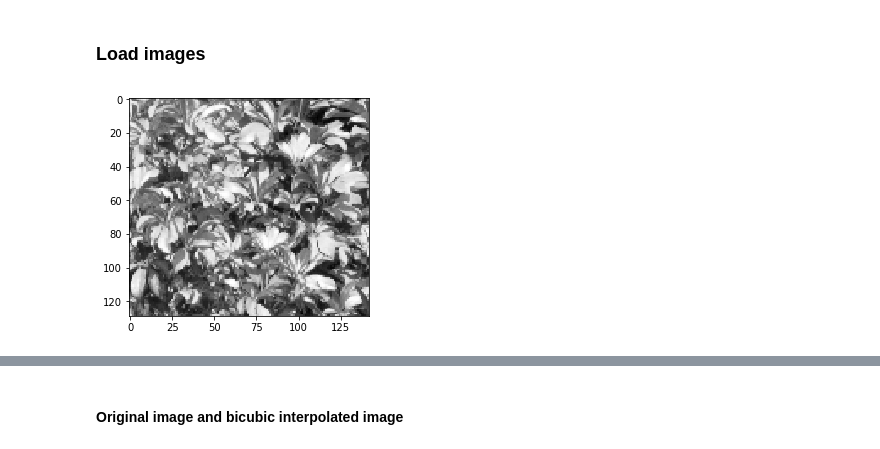
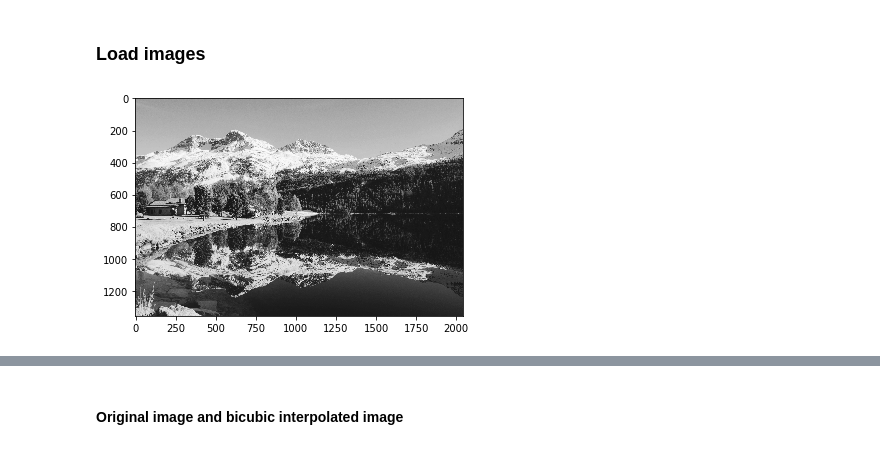
Before and after one commit to Shrecki/SuperHighResProject, a Jupyter notebook: SRCNN_notebook.ipynb, the cells around one changed output, grey strips where cells are left out. Drawn from its saved outputs; the diff is of its cells as text; code cells hidden in the pictures.

```diff
--- a/SRCNN_notebook.ipynb
+++ b/SRCNN_notebook.ipynb
@@ -23,11 +49,45 @@ ycbcr = [image.convert('YCbCr') for image in pil_img]
+# %%
+TRAIN_FILE = "datasets/DIV2K_train_HR/"
+TEST_FILE = "datasets/DIV2K_train_LR_wild/"
+VALID_HR = "datasets/DIV2K_valid_HR/"
+VALID_LR = "datasets/DIV2K_valid_LR_wild/"
+obj_files = listdir(TRAIN_FILE )
+valid_files = listdir(VALID_HR )
+# %%
+def convertToYCbCr(x):
+    return [image.convert('YCbCr') for image in x]
+# %%
+#Load images
+
+obj_img = []
+train_img = []
+valid_hr_img = []
+valid_lr_img= []
+
+for i in range(0,50): #should be replaced here with something random at some point
+    n = obj_files[i]
+    m = valid_files[i]
+    obj_img.append(Image.open(TRAIN_FILE + n))
+    train_img.append(Image.open(TEST_FILE + n[:-4]+"x4w1.png"))
+
+    valid_hr_img.append(Image.open(VALID_HR +  m))
+    valid_lr_img.append(Image.open(VALID_LR + m[:-4]+"x4w.png"))
+#Only consider the luminance channel (YCrCb)
+ycbcr_obj = convertToYCbCr(obj_img)#[image.convert('YCbCr') for image in obj_img]
+ycbcr_train = convertToYCbCr(train_img)#[image.convert('YCbCr') for image in train_img]
+ycbr_valid_hr = convertToYCbCr(valid_hr_img)
+ycbr_valid_lr = convertToYCbCr(valid_lr_img)
+#ycbr_valid_hr = [image.convert('YCbCr') for image ]
 # %%
 #Display images
 def print_luminance(img) :
     plt.imshow(img[:,:,0], cmap=plt.get_cmap('gray'), interpolation='nearest')
 # %%
 #Convert images to numpy array
-imgs = [np.asarray(image) for image in ycbcr]
-imgs[10].shape
-print_luminance(imgs[1])
+imgs_label = [np.asarray(image) for image in ycbcr_obj]
+imgs_train = [np.asarray(image) for image in ycbcr_train]
+imgs_valid_hr = [np.asarray(image) for image in ycbr_valid_hr]
+imgs_valid_lr = [np.asarray(image) for image in ycbr_valid_lr]
+print_luminance(imgs_label[1])
 # %% [output]
-[figure, old version]
+[figure, new version]
```
Also changed, not shown: parts of 36 cells of this notebook.
